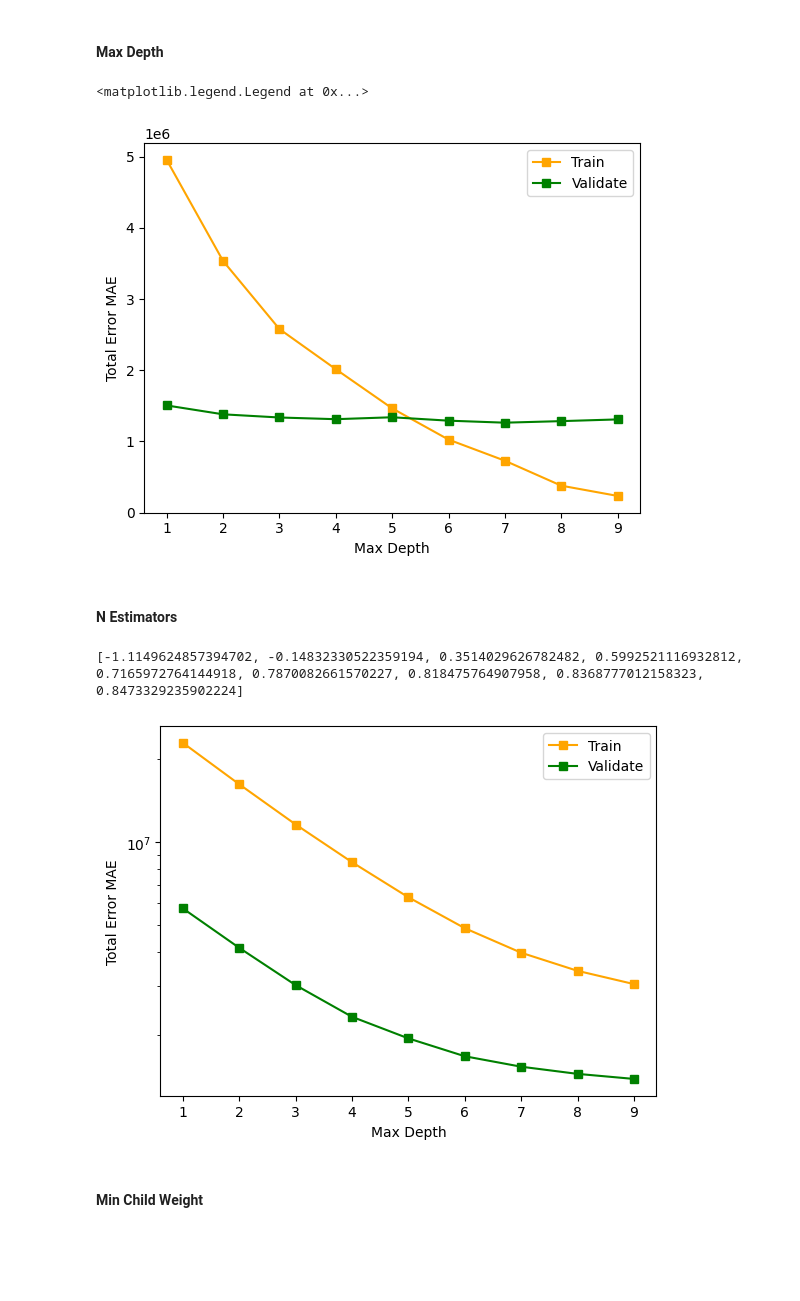
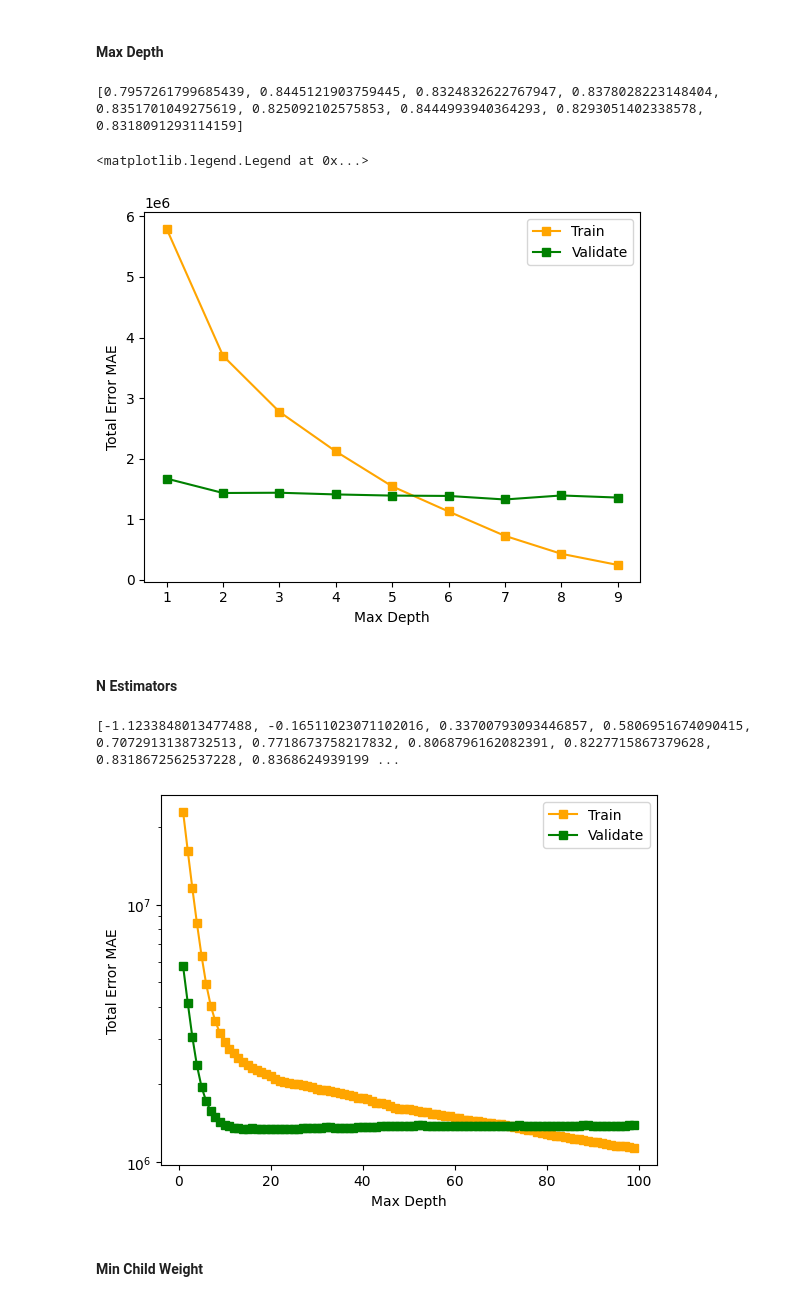
Before and after one commit to tbrewerDev-10/capstone, a Jupyter notebook: Matt_Workspace/2022_TWH_ML.ipynb, the cells around one changed output. Cells and saved outputs as stored; diff of their text form; code cells hidden in the pictures; blank space fills up the shorter version.

```diff
--- a/Matt_Workspace/2022_TWH_ML.ipynb
+++ b/Matt_Workspace/2022_TWH_ML.ipynb
@@ -153,5 +155,6 @@ dfh['weekday.observed.numeric'] = dfh['weekday.observed.numeric'].map(lambda x:
 ## Reading in Taxi Data
 # %%
 #List of months to iterate through the files
+years = ['2021','2022']
 months = ['01', '02', '03', '04', '05', '06', '07', '08', '09', '10', '11','12']
 # %%
@@ -387,3 +406,6 @@ Index(['hour', 'Average Distance', 'day_of_week', 'Temperature', 'Dew_Point',
        'Humidity', 'Speed', 'Gust', 'Pressure', 'Precip_Rate', 'Precip_Accum',
        'UV', 'Solar', 'public'],
       dtype='object')
+# %%
+dfgwh.reset_index(inplace=True)
+dfgwh.set_index('date', inplace=True)
@@ -390,10 +422,12 @@ Index(['hour', 'Average Distance', 'day_of_week', 'Temperature', 'Dew_Point',
 # %%
-X = dfgwh.drop(['Amount of Trips', 'Total Fares', 'Total Passengers', 'Total Distance'], axis = 1)
+
+
+X = dfgwh.drop(['Amount of Trips','Average Distance', 'Total Fares', 'Total Passengers', 'Total Distance'], axis = 1)
 y = dfgwh['Amount of Trips']
 
 Xtrain, Xtest, ytrain, ytest = train_test_split(X,y, test_size=0.2, shuffle=False)
 
-xmodel = xgb.XGBRegressor(learning_rate = 0.05 )
+xmodel = xgb.XGBRegressor(learning_rate = 0.05, tree_method = 'hist', max_depth = 5, min_child_weight = 3 )
 
 # hpgrid = {
 #     'max_depth' : [3,5,7],
@@ -443,12 +477,16 @@ def getTotalAbsoluteError(Xt, yt, modelinput):
 err = []
 errIndex = []
 errTest = []
+scores = []
 for depth in range(1,10):
-    xmodel = xgb.XGBRegressor(max_depth = depth)
+    xmodel = xgb.XGBRegressor( max_depth = depth)
     xmodel.fit(Xtrain, ytrain)
     err.append(getTotalAbsoluteError(Xtrain, ytrain, xmodel))
     errTest.append(getTotalAbsoluteError(Xtest, ytest, xmodel))
     errIndex.append(depth)
+    scores.append(xmodel.score(Xtest, ytest))
+
+print(scores)
 
 fig, ax = plt.subplots()
 ax.plot(errIndex, err, 'rs-', color= 'orange', linewidth=1.5)
@@ -457,34 +495,35 @@ ax.set_xlabel('Max Depth')
 ax.set_ylabel('Total Error MAE')
 plt.legend(['Train', 'Validate'])
 # %% [output]
-<matplotlib.legend.Legend at 0x...>
+[0.7957261799685439, 0.8445121903759445, 0.8324832622767947, 0.8378028223148404, 0.8351701049275619, 0.825092102575853, 0.8444993940364293, 0.8293051402338578, 0.8318091293114159]
+<matplotlib.legend.Legend at 0x...>
-[figure, old version]
+[figure, new version]
 # %% [markdown]
 #### N Estimators
 # %%
 err = []
 errIndex = []
 errTest = []
 scores = []
-for depth in range(1,10):
+for depth in range(1,100):
     xmodel = xgb.XGBRegressor(n_estimators = depth)
     xmodel.fit(Xtrain, ytrain)
     err.append(getTotalAbsoluteError(Xtrain, ytrain, xmodel))
     errTest.append(getTotalAbsoluteError(Xtest, ytest, xmodel))
     errIndex.append(depth)
     scores.append(xmodel.score(Xtest, ytest))
 
 fig, ax = plt.subplots()
 ax.plot(errIndex, err, 'rs-', color= 'orange', linewidth=1.5)
 ax.plot(errIndex, errTest, 'rs-', color='green', linewidth= 1.5)
 ax.set_xlabel('Max Depth')
 ax.set_ylabel('Total Error MAE')
 ax.set_yscale('log')
 plt.legend(['Train', 'Validate'])
 print(scores)
 # %% [output]
-[-1.1149624857394702, -0.14832330522359194, 0.3514029626782482, 0.5992521116932812, 0.7165972764144918, 0.7870082661570227, 0.818475764907958, 0.8368777012158323, 0.8473329235902224]
+[-1.1233848013477488, -0.16511023071102016, 0.33700793093446857, 0.5806951674090415, 0.7072913138732513, 0.7718673758217832, 0.8068796162082391, 0.8227715867379628, 0.8318672562537228, 0.8368624939199 ...
-[figure, old version]
+[figure, new version]
 # %% [markdown]
 #### Min Child Weight
 # %%
```
Also changed, not shown: parts of 31 cells of this notebook, 3 other files.
